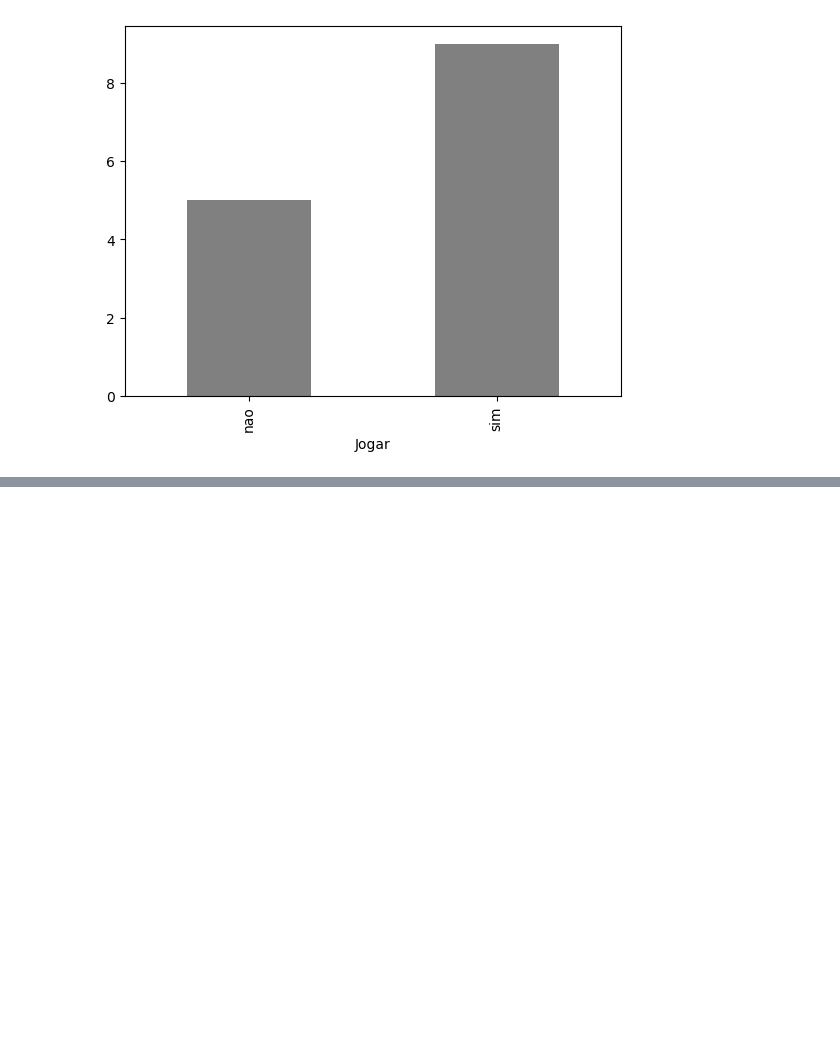
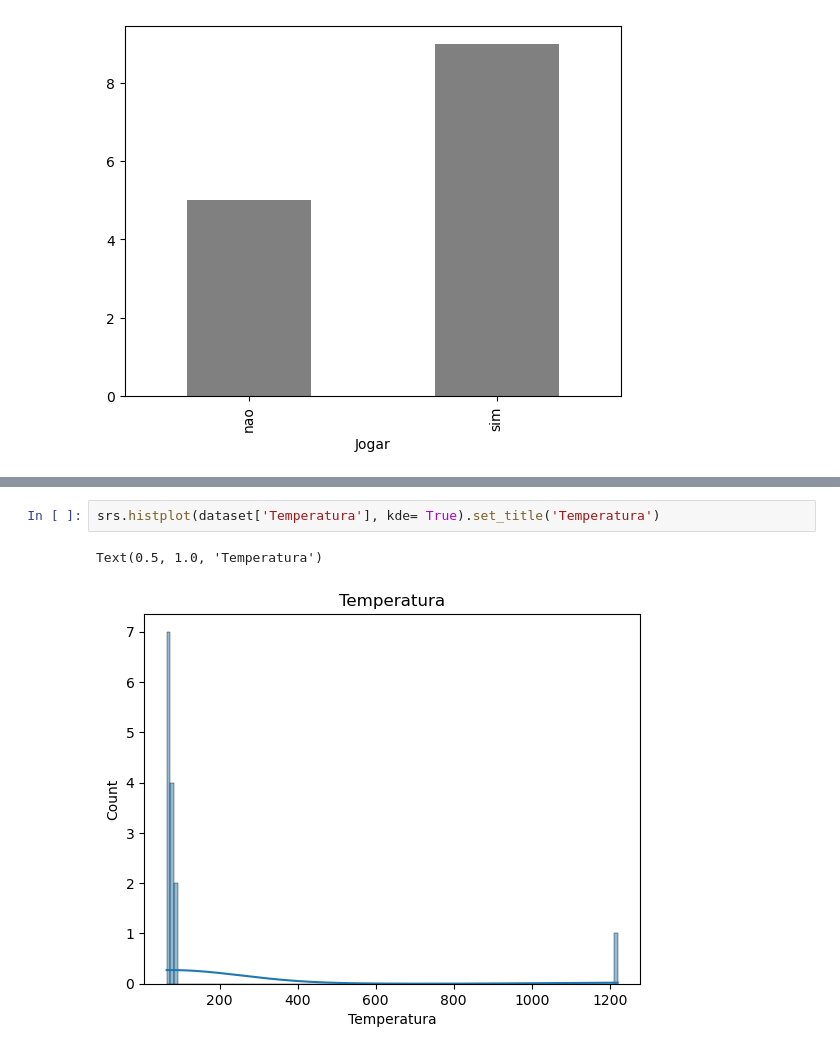
Before and after one commit to RodrigoD4v/Limpeza-Tratamento-Dados, a Jupyter notebook: notebooks/limpeza_tratamento.ipynb, the cells around one changed output, grey strips where cells are left out. Cells and saved outputs as stored; diff of their text form; blank space fills up the shorter version.

```diff
--- a/notebooks/limpeza_tratamento.ipynb
+++ b/notebooks/limpeza_tratamento.ipynb
@@ -78,0 +125,5 @@ group.plot.bar(color ='gray')
+# %%
+srs.histplot(dataset['Temperatura'], kde= True).set_title('Temperatura')
+# %% [output]
+Text(0.5, 1.0, 'Temperatura')
+[figure, added]
```
Also changed, not shown: parts of 6 cells of this notebook.
